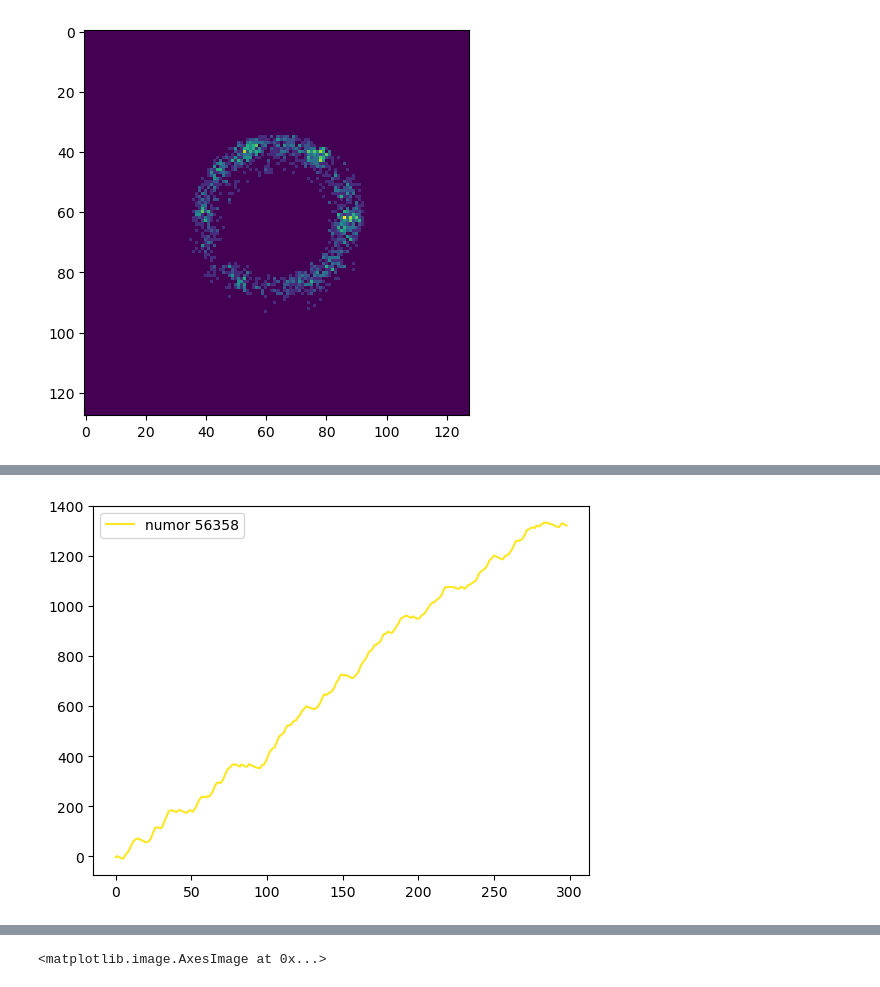
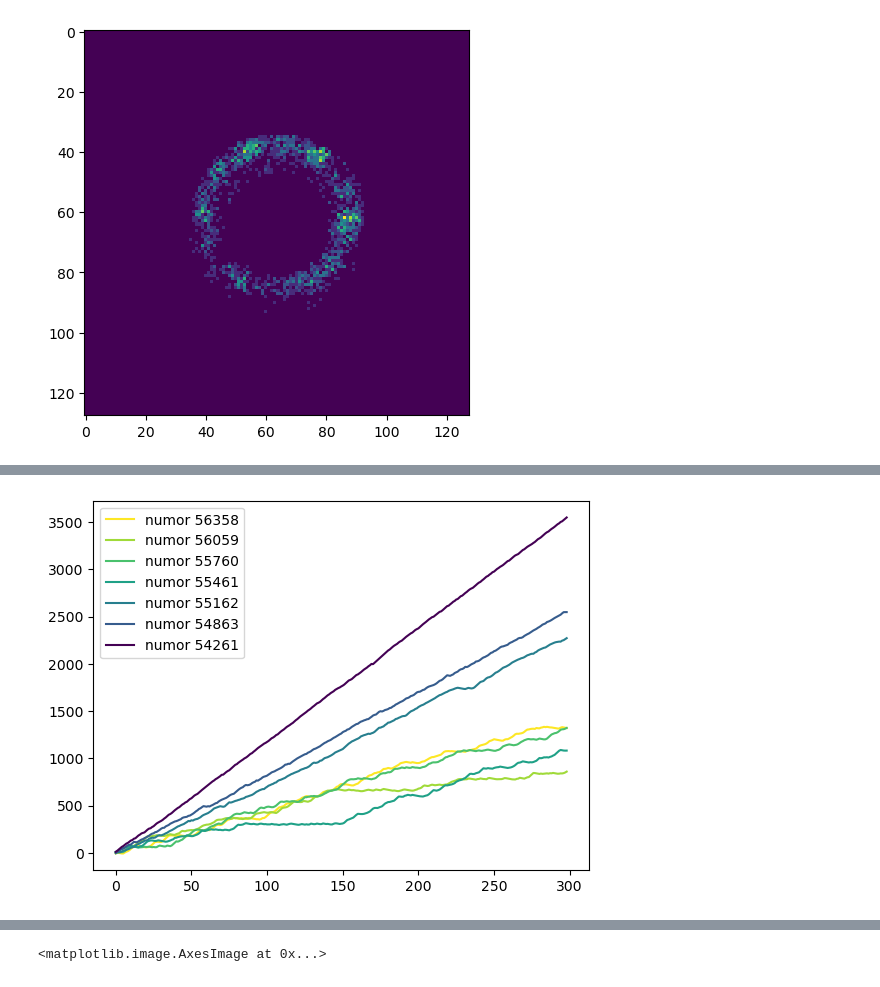
Before and after one commit to cadenmyers13/saf, a Jupyter notebook: notebooks/SkL_analysis/Find SkL Orientation.ipynb, the cells around one changed output, grey strips where cells are left out. Saved outputs shown, nothing was run; the diff lists cells and outputs as text; code cells hidden in the pictures.

```diff
--- a/notebooks/SkL_analysis/Find SkL Orientation.ipynb
+++ b/notebooks/SkL_analysis/Find SkL Orientation.ipynb
@@ -8,7 +9,8 @@ import matplotlib.pyplot as plt
 The numors are:
 56358, 56059, 55760, 55461, 55162, 54863, 54261
 # %%
-data_dir = '/Users/cadenmyers/billingelab/dev/sym_adapted_filts/data/SkL_data/npz_sept_numor_data/'
+#data_dir = '/Users/cadenmyers/billingelab/dev/sym_adapted_filts/data/SkL_data/npz_sept_numor_data/'
+data_dir = '/Users/nathanchalus/Desktop/PSI Cu2OSeO3 Corbino September 2024/Analysis/ML Analysis/saf/data/SkL_data/calculated_offsets/npz_sep_data/'
 numor = 56358
 dps = np.load(data_dir + f'{numor}.npz')['data']
 dps_masked = mask_and_blur_annulus(dps, blur=False, inner_radius=17)
@@ -79,32 +66,37 @@ Average of best_r_0 values: 23.964882943143813
 # %%
 # Calculate offsets for for non-blurred data
 from matplotlib.cm import viridis
 from matplotlib.colors import Normalize
 
 numors = [56358, 56059, 55760, 55461, 55162, 54863, 54261]
+#numors = [56358]
 
 norm = Normalize(vmin=min(numors), vmax=max(numors))  # Normalize numors to [0, 1]
 
 def get_orientation(numors, blur):
     offset1s = []
     offset2s = []
+    overlap1s = []
+    overlap2s = []
     for numor in numors:
         dps = np.load(data_dir + f'{numor}.npz')['data']
         dps_masked = mask_and_blur_annulus(dps, blur=blur)
-        offset1, offset2, overlap1, overlap2 = calculate_offsets(
+        o1, o2, ov1, ov2 = calculate_offsets(
             dps_masked, n_folds=6, k=8.55, tolerance_forward=15, tolerance_reverse=3
         )
-        offset1s.append(offset1)
-        offset2s.append(offset2)
+        offset1s.append(o1)
+        offset2s.append(o2)
+        overlap1s.append(ov1)
+        overlap2s.append(ov2)
         color = viridis(norm(numor))
-        plt.plot(offset1, label=f'numor {numor}', color=color)
+        plt.plot(o1, label=f'numor {numor}', color=color)
 
     plt.legend()
     plt.show()
-    return offset1s, offset2s, overlap1, overlap2
+    return offset1s, offset2s, overlap1s, overlap2s
 
 offset1raw, offset2raw, overlap1, overlap2 = get_orientation(numors, blur=False)
 
 # offset1blur, offset2blur = get_orientation(numors, blur=True)
 # %% [output]
-[figure, old version]
+[figure, new version]
```
Also changed, not shown: parts of 4 cells of this notebook.
